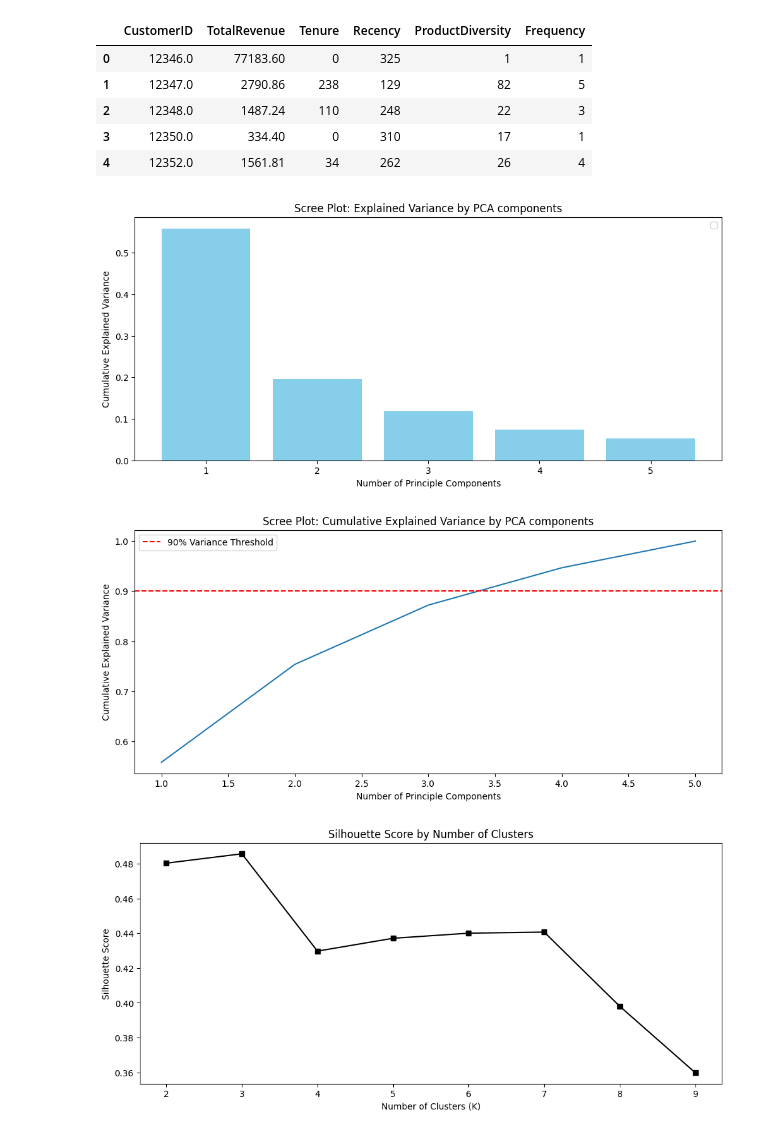
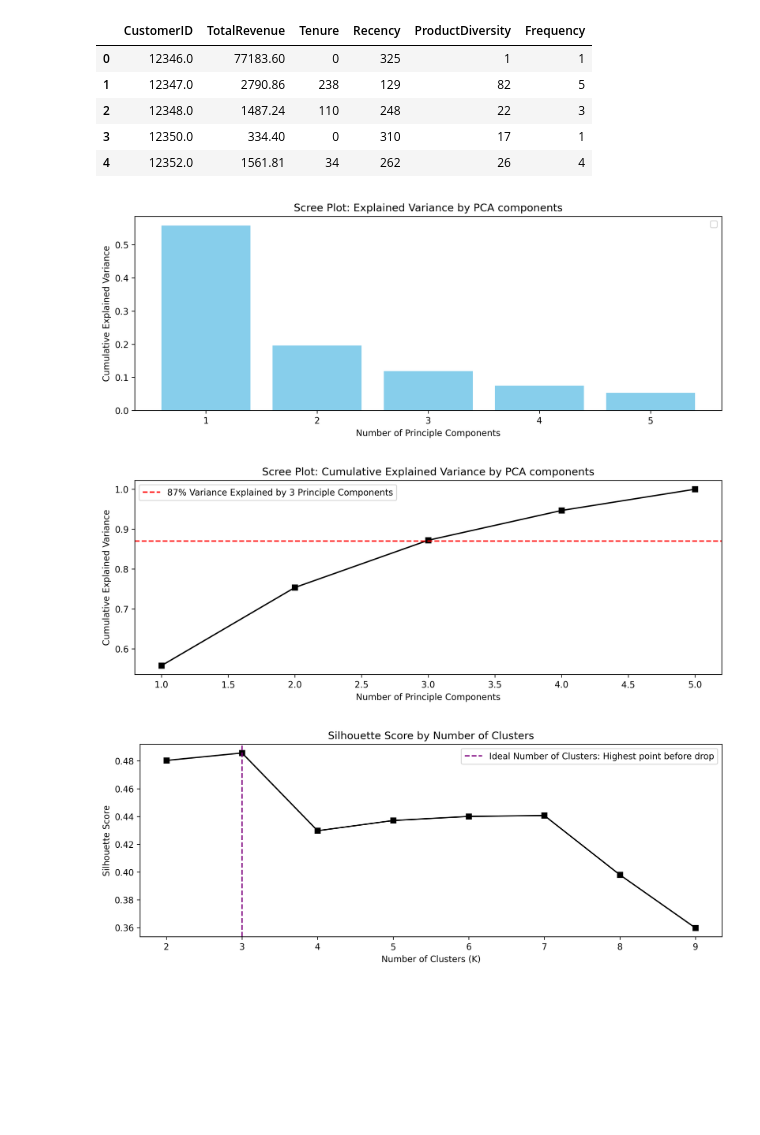
Before and after one commit to mundundan-star/online-retail-customer-analytics, a Jupyter notebook: Customer_Segmentation.ipynb, the cells around one changed output. Drawn from its saved outputs; the diff is of its cells as text; code cells hidden in the pictures; blank space fills up the shorter version.

```diff
--- a/Customer_Segmentation.ipynb
+++ b/Customer_Segmentation.ipynb
@@ -37,35 +37,35 @@ Preview of Customer Segmentation Features
 # %%
 X = df.drop("CustomerID", axis = 1)
 
 scaler = StandardScaler()
 X_scaled = scaler.fit_transform(X)
 
 pca_full = PCA()
 pca_full.fit(X_scaled)
 
 explained_variance = pca_full.explained_variance_ratio_
 cumulative_variance = np.cumsum(explained_variance)
 x_axis = range(1, len(cumulative_variance) +1)
 
-plt.figure(figsize = (12,5))
+plt.figure(figsize = (12,4), dpi = 300)
 plt.bar(x_axis, explained_variance, color = "skyblue")
 plt.title("Scree Plot: Explained Variance by PCA components")
 plt.xlabel("Number of Principle Components")
 plt.ylabel("Cumulative Explained Variance")
 plt.legend()
 plt.show()
 
-plt.figure(figsize = (12,5))
-plt.plot(x_axis, cumulative_variance)
-plt.axhline(y = 0.90, linestyle = '--', color = 'red', label = "90% Variance Threshold")
+plt.figure(figsize = (12,4), dpi = 300)
+plt.plot(x_axis, cumulative_variance, marker = 's', color = 'black')
+plt.axhline(y = 0.87, linestyle = '--', color = 'red', label = "87% Variance Explained by 3 Principle Components")
 plt.title("Scree Plot: Cumulative Explained Variance by PCA components")
 plt.xlabel("Number of Principle Components")
 plt.ylabel("Cumulative Explained Variance")
 plt.legend()
 plt.show()
 # %% [output]
-[figure, old version]
+[figure, new version]
-[figure, old version]
+[figure, new version]
 # %%
 pca_components = 3
 
@@ -82,14 +82,16 @@ for k in k_range:
     sil_score = silhouette_score(X_pca, k_labels)
     s_scores.append(sil_score)
 
-plt.figure(figsize = (12,5))
+plt.figure(figsize = (12,4), dpi = 300)
 plt.plot(k_range, s_scores, marker = 's', color = "black")
+plt.axvline(x = 3, color = 'purple', linestyle = '--', label = "Ideal Number of Clusters: Highest point before drop")
 plt.title("Silhouette Score by Number of Clusters")
 plt.xlabel("Number of Clusters (K)")
 plt.ylabel("Silhouette Score")
+plt.legend()
 plt.show()
 # %% [output]
-[figure, old version]
+[figure, new version]
 # %%
 ideal_clusters = 3
 
```
Also changed, not shown: parts of 2 cells of this notebook.
